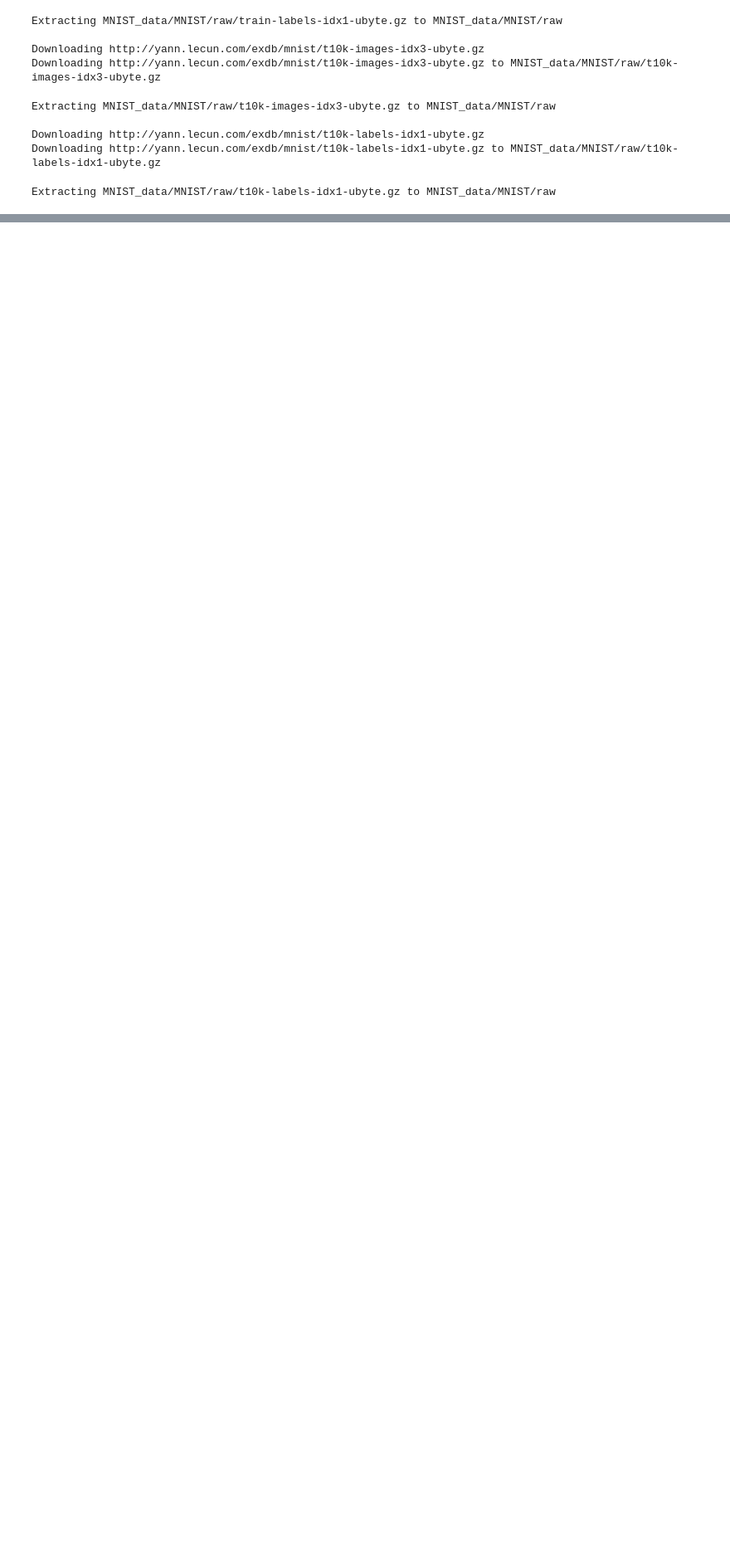
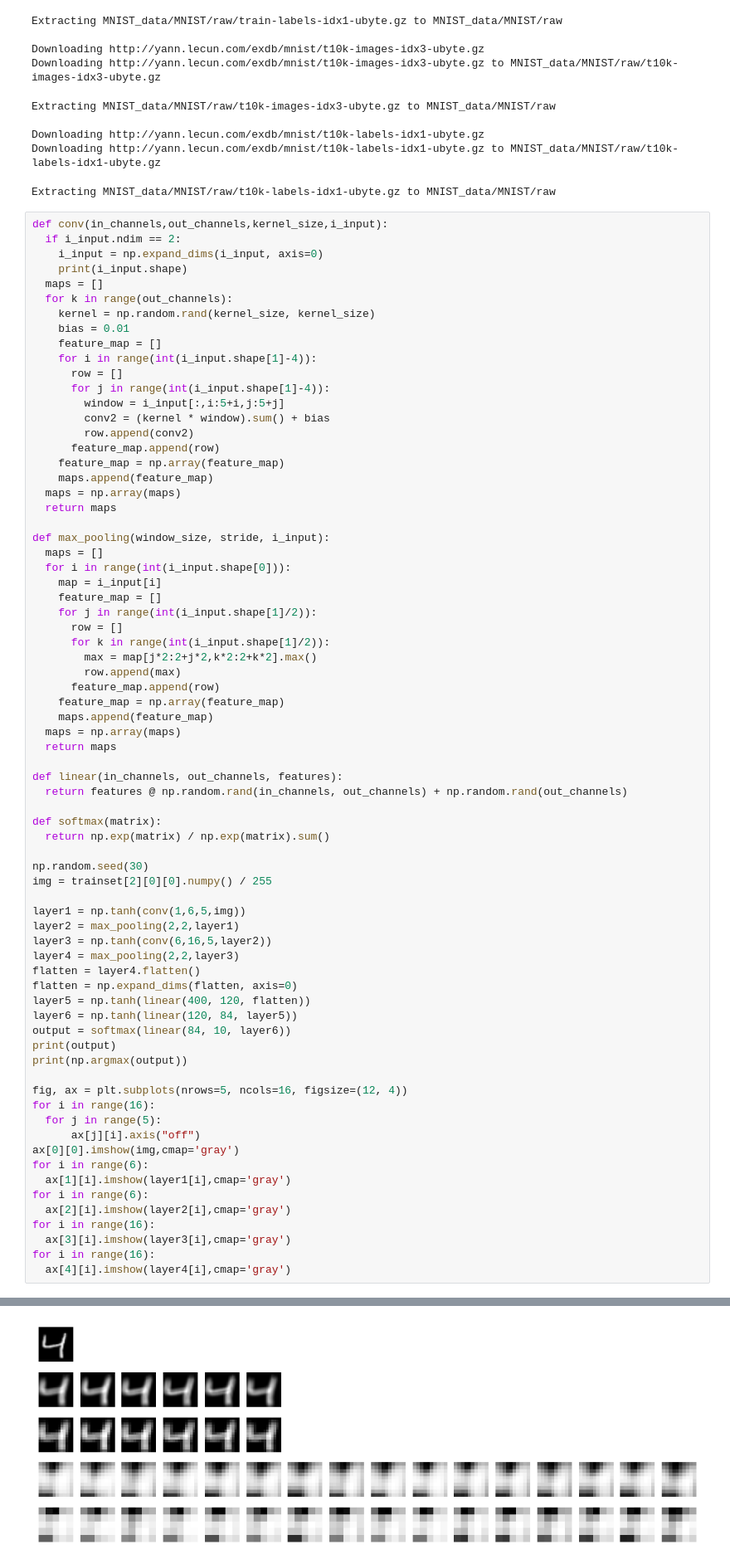
Before and after one commit to VictorFranco/python-lenet-from-scratch, a Jupyter notebook: LeNet5.ipynb, the cells around one changed output, grey strips where cells are left out. Shown: that part at 83% size. Saved outputs shown, nothing was run; the diff lists cells and outputs as text; blank space fills up the shorter version.

```diff
--- a/LeNet5.ipynb
+++ b/LeNet5.ipynb
@@ -43,3 +43,76 @@ Extracting MNIST_data/MNIST/raw/t10k-images-idx3-ubyte.gz to MNIST_data/MNIST/ra
 Downloading http://yann.lecun.com/exdb/mnist/t10k-labels-idx1-ubyte.gz
 Downloading http://yann.lecun.com/exdb/mnist/t10k-labels-idx1-ubyte.gz to MNIST_data/MNIST/raw/t10k-labels-idx1-ubyte.gz
 Extracting MNIST_data/MNIST/raw/t10k-labels-idx1-ubyte.gz to MNIST_data/MNIST/raw
+# %%
+def conv(in_channels,out_channels,kernel_size,i_input):
+  if i_input.ndim == 2:
+    i_input = np.expand_dims(i_input, axis=0)
+    print(i_input.shape)
+  maps = []
+  for k in range(out_channels):
+    kernel = np.random.rand(kernel_size, kernel_size)
+    bias = 0.01
+    feature_map = []
+    for i in range(int(i_input.shape[1]-4)):
+      row = []
+      for j in range(int(i_input.shape[1]-4)):
+        window = i_input[:,i:5+i,j:5+j]
+        conv2 = (kernel * window).sum() + bias
+        row.append(conv2)
+      feature_map.append(row)
+    feature_map = np.array(feature_map)
+    maps.append(feature_map)
+  maps = np.array(maps)
+  return maps
+
+def max_pooling(window_size, stride, i_input):
+  maps = []
+  for i in range(int(i_input.shape[0])):
+    map = i_input[i]
+    feature_map = []
+    for j in range(int(i_input.shape[1]/2)):
+      row = []
+      for k in range(int(i_input.shape[1]/2)):
+        max = map[j*2:2+j*2,k*2:2+k*2].max()
+        row.append(max)
+      feature_map.append(row)
+    feature_map = np.array(feature_map)
+    maps.append(feature_map)
+  maps = np.array(maps)
+  return maps
+
+def linear(in_channels, out_channels, features):
+  return features @ np.random.rand(in_channels, out_channels) + np.random.rand(out_channels)
+
+def softmax(matrix):
+  return np.exp(matrix) / np.exp(matrix).sum()
+
+np.random.seed(30)
+img = trainset[2][0][0].numpy() / 255
+
+layer1 = np.tanh(conv(1,6,5,img))
+layer2 = max_pooling(2,2,layer1)
+layer3 = np.tanh(conv(6,16,5,layer2))
+layer4 = max_pooling(2,2,layer3)
+flatten = layer4.flatten()
+flatten = np.expand_dims(flatten, axis=0)
+layer5 = np.tanh(linear(400, 120, flatten))
+layer6 = np.tanh(linear(120, 84, layer5))
+output = softmax(linear(84, 10, layer6))
+print(output)
+print(np.argmax(output))
+
+fig, ax = plt.subplots(nrows=5, ncols=16, figsize=(12, 4))
+for i in range(16):
+  for j in range(5):
+      ax[j][i].axis("off")
+ax[0][0].imshow(img,cmap='gray')
+for i in range(6):
+  ax[1][i].imshow(layer1[i],cmap='gray')
+for i in range(6):
+  ax[2][i].imshow(layer2[i],cmap='gray')
+for i in range(16):
+  ax[3][i].imshow(layer3[i],cmap='gray')
+for i in range(16):
+  ax[4][i].imshow(layer4[i],cmap='gray')
+# %% [output]
@@ -45,0 +123 @@ Extracting MNIST_data/MNIST/raw/t10k-labels-idx1-ubyte.gz to MNIST_data/MNIST/ra
+[figure, added]
```
Also changed, not shown: parts of 1 cell of this notebook.
